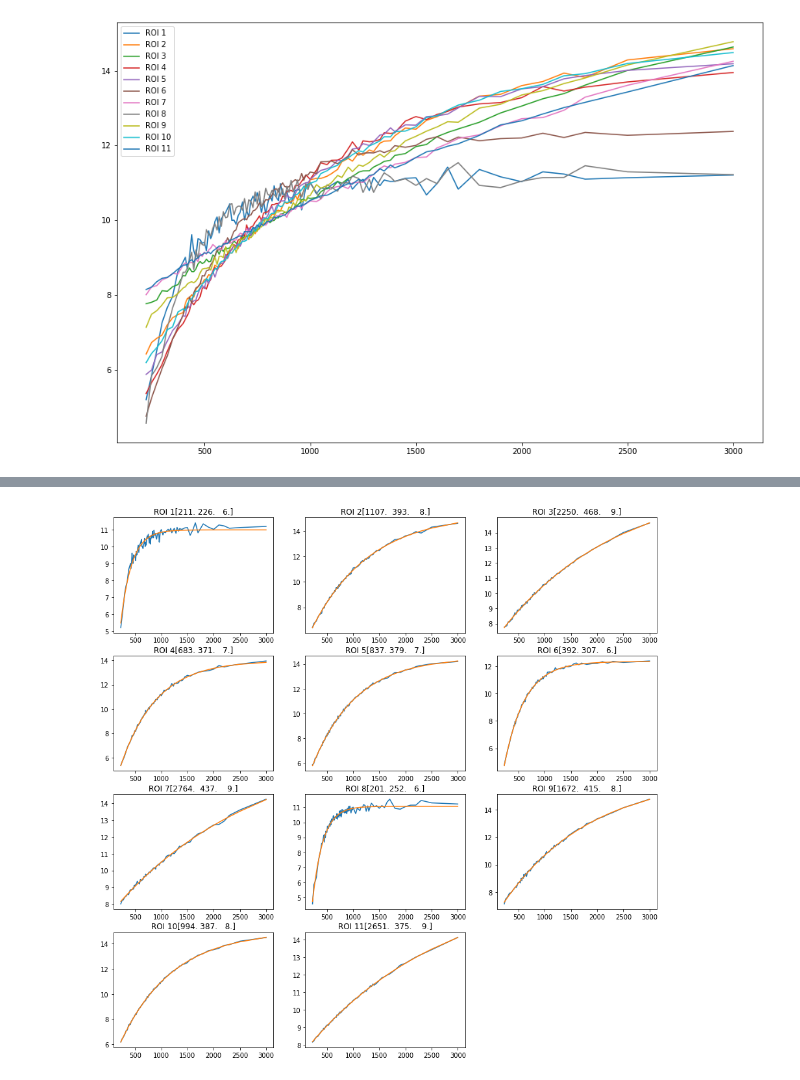
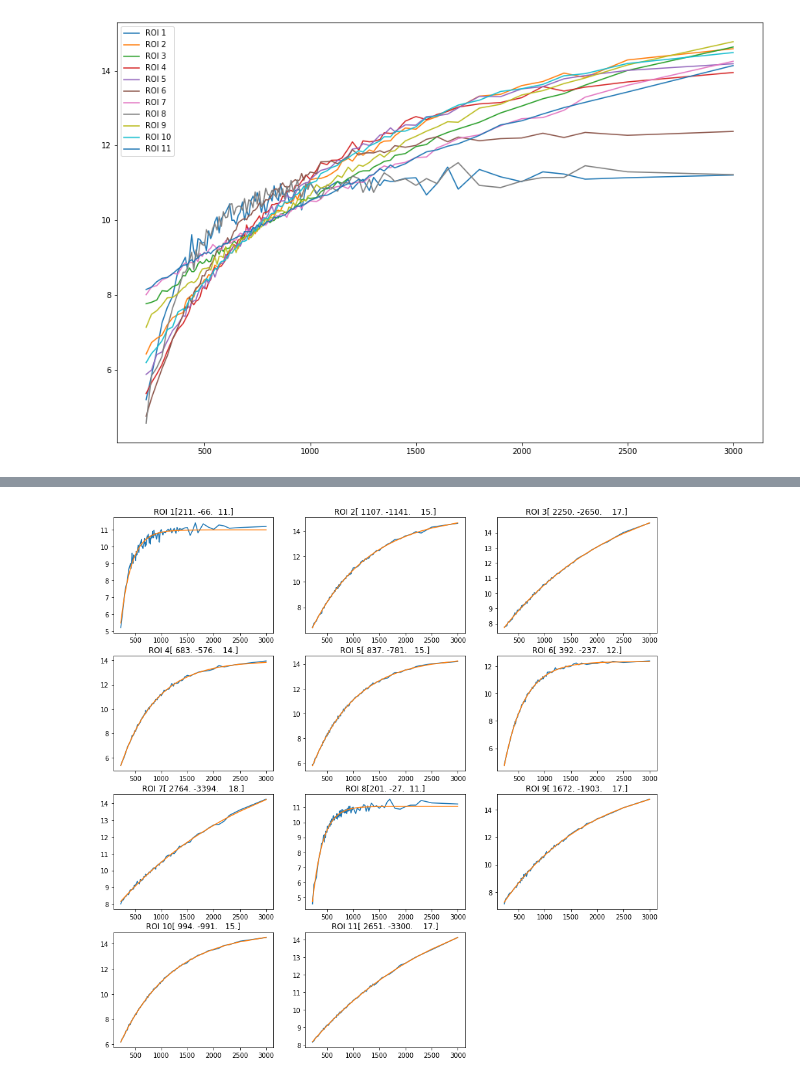
Before and after one commit to ljocha/gorta-roi, a Jupyter notebook: roi.ipynb, the cells around one changed output, grey strips where cells are left out. Drawn from its saved outputs; the diff is of its cells as text; code cells hidden in the pictures.

```diff
--- a/roi.ipynb
+++ b/roi.ipynb
@@ -57,24 +51,24 @@ Note: you may need to restart the kernel to use updated packages.
 # %%
 from scipy.optimize import curve_fit
 
-def f(x,TI,T0,M0):
-    return M0 * (2. - np.exp(-(x - T0) / TI))
+def f(TI,T1,Tshift,M0):
+    return M0 * (1. - 2*np.exp(-(TI - Tshift) / T1))
+
 
 plt.figure(figsize=(15,15))
 for i,r in enumerate(roi['ROI'].unique()):
     roir = roi.where(roi['ROI'] == r).dropna()['Mean'].values[low:]
     roir *= 1000. / np.sum(roir)
 
     x = ti_seq[low:]
-
 
     par,_ = curve_fit(f,x,roir,p0=(500.,0.,5.))
 
     plt.subplot(4,3,i+1)
     plt.plot(x,roir)
     plt.plot(x,f(x,*par))
     plt.title(r + np.array_str(par,precision=0))
 
 plt.show()
 # %% [output]
-[figure, old version]
+[figure, new version]
```
Also changed, not shown: parts of 4 cells of this notebook.
